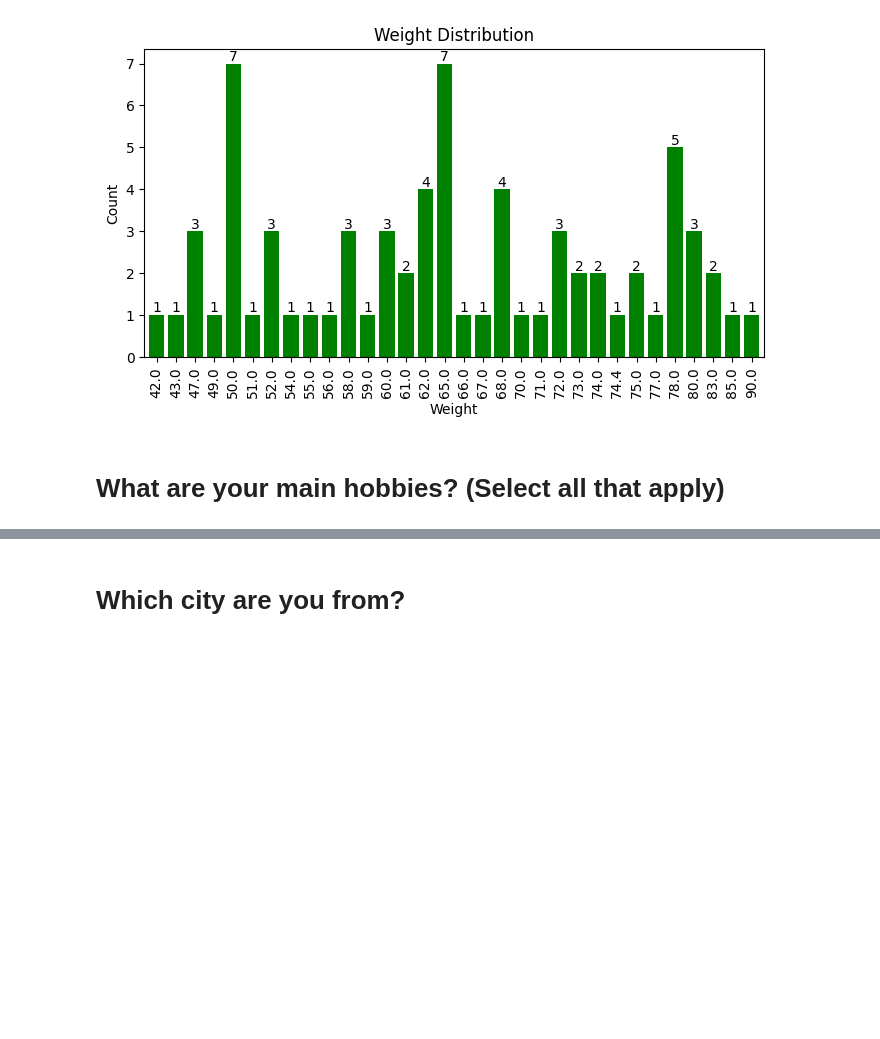
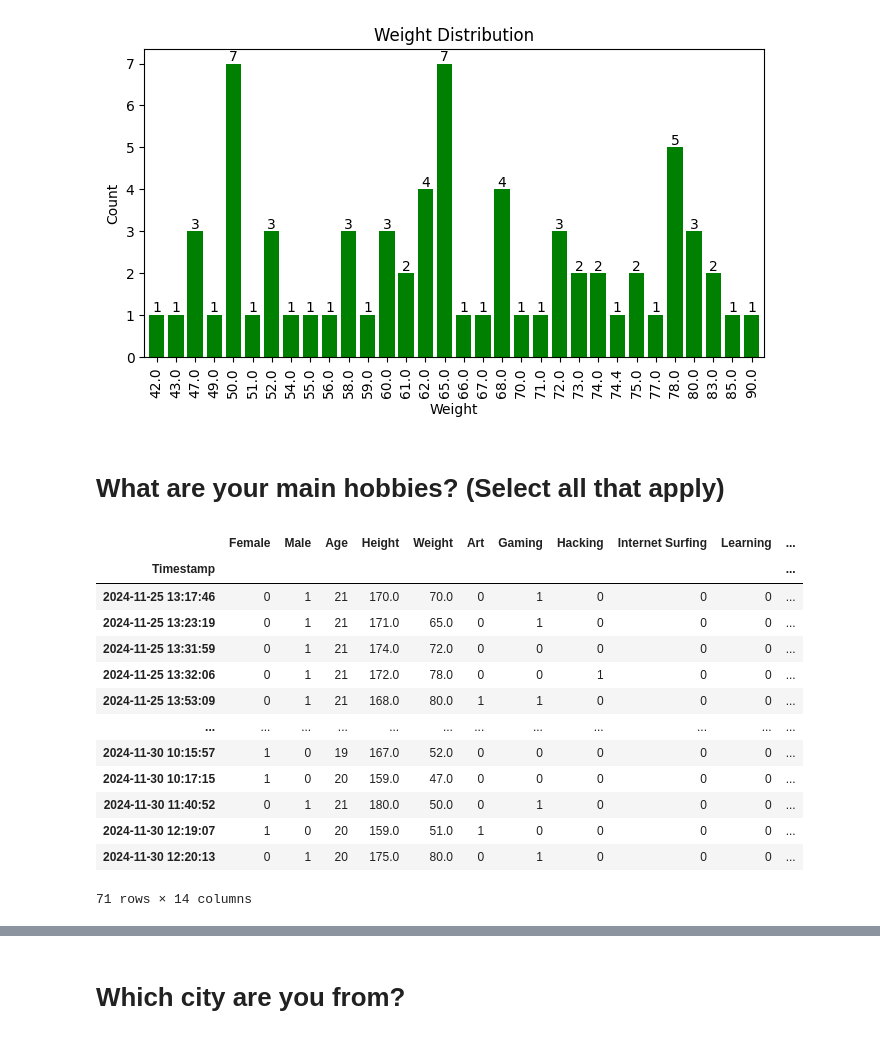
Before and after one commit to Hailu03/PCA-VGU-students-Happiness, a Jupyter notebook: EDA.ipynb, the cells around one changed output, grey strips where cells are left out. Cells and saved outputs as stored; diff of their text form; code cells hidden in the pictures; blank space fills up the shorter version.

```diff
--- a/EDA.ipynb
+++ b/EDA.ipynb
@@ -48,8 +48,12 @@ plt.show()
 plt.show()
 # %% [output]
 [figure]
-# %%
-new_df['Gender'] = df['What is your gender?']
+# %%
+genders_dummies = pd.get_dummies(df['What is your gender?'])
+
+genders_dummies = genders_dummies.astype(int)
+
+new_df = pd.concat([new_df, genders_dummies])
 # %% [markdown]
 # What is your age?
 # %%
@@ -174 +185,18 @@ plt.show()
+# %%
+new_df
+# %% [output]
+|  | Female | Male | Age | Height | Weight | Art | Gaming | Hacking | Internet Surfing | Learning | ... |
+| Timestamp |  |  |  |  |  |  |  |  |  |  | ... |
+| 2024-11-25 13:17:46 | 0 | 1 | 21 | 170.0 | 70.0 | 0 | 1 | 0 | 0 | 0 | ... |
+| 2024-11-25 13:23:19 | 0 | 1 | 21 | 171.0 | 65.0 | 0 | 1 | 0 | 0 | 0 | ... |
+| 2024-11-25 13:31:59 | 0 | 1 | 21 | 174.0 | 72.0 | 0 | 0 | 0 | 0 | 0 | ... |
+| 2024-11-25 13:32:06 | 0 | 1 | 21 | 172.0 | 78.0 | 0 | 0 | 1 | 0 | 0 | ... |
+| 2024-11-25 13:53:09 | 0 | 1 | 21 | 168.0 | 80.0 | 1 | 1 | 0 | 0 | 0 | ... |
+| ... | ... | ... | ... | ... | ... | ... | ... | ... | ... | ... | ... |
+| 2024-11-30 10:15:57 | 1 | 0 | 19 | 167.0 | 52.0 | 0 | 0 | 0 | 0 | 0 | ... |
+| 2024-11-30 10:17:15 | 1 | 0 | 20 | 159.0 | 47.0 | 0 | 0 | 0 | 0 | 0 | ... |
+| 2024-11-30 11:40:52 | 0 | 1 | 21 | 180.0 | 50.0 | 0 | 1 | 0 | 0 | 0 | ... |
+| 2024-11-30 12:19:07 | 1 | 0 | 20 | 159.0 | 51.0 | 1 | 0 | 0 | 0 | 0 | ... |
+| 2024-11-30 12:20:13 | 0 | 1 | 20 | 175.0 | 80.0 | 0 | 1 | 0 | 0 | 0 | ... |
+71 rows × 14 columns
 # %%
```
Also changed, not shown: parts of 31 cells of this notebook, 2 other files.
